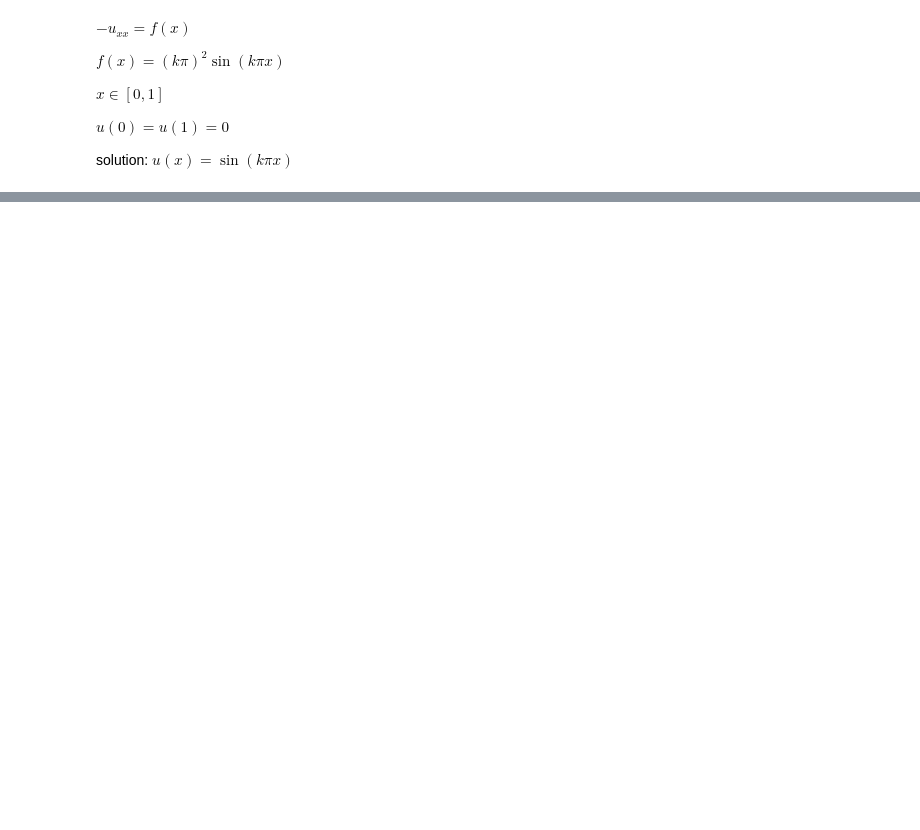
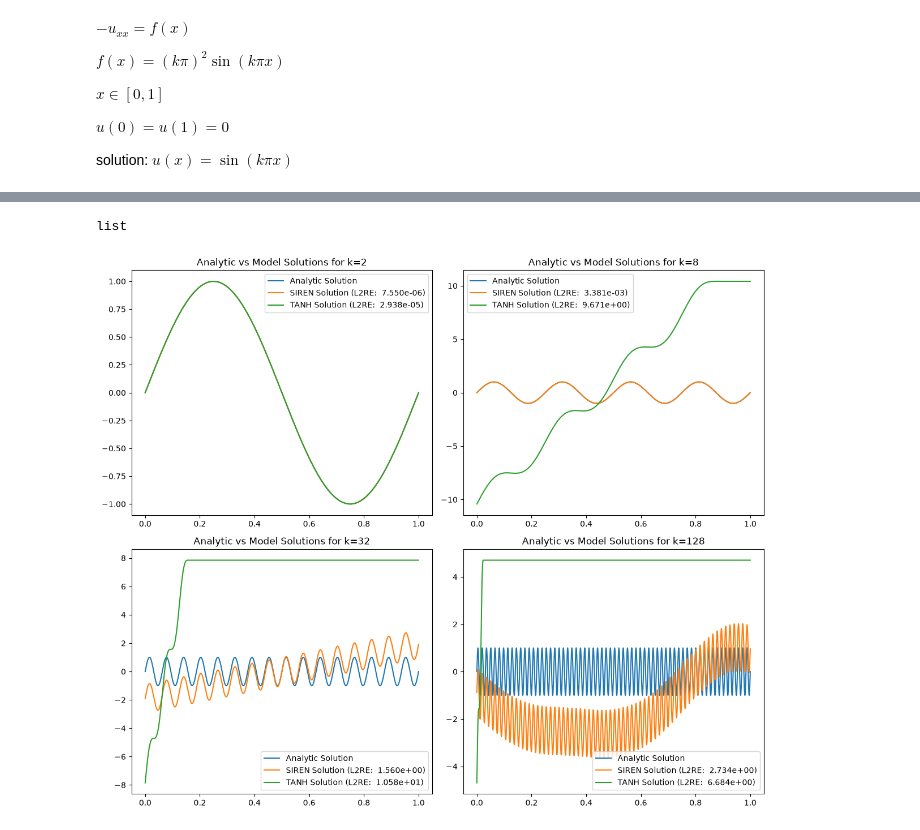
Before and after one commit to VictorSu33/DiffEqML, a Jupyter notebook: demos/1dpoisson.ipynb, the cells around one changed output, grey strips where cells are left out. Saved outputs shown, nothing was run; the diff lists cells and outputs as text; code cells hidden in the pictures; blank space fills up the shorter version.

```diff
--- a/demos/1dpoisson.ipynb
+++ b/demos/1dpoisson.ipynb
@@ -19,7 +23,7 @@ $u(0) = u(1) = 0$
 
 solution: $u(x) = \sin(k \pi x)$
 # %%
-device = 'cpu'
+device = torch.device("cuda" if torch.cuda.is_available() else "cpu")
 
 seed = 0
 
@@ -28,7 +32,3 @@ torch.manual_seed(seed)
 
 X_data = torch.tensor([0.0,1.0]).unsqueeze(1).to(device)
 U_data = torch.tensor([0.0,0.0]).unsqueeze(1).to(device)
-
-N_col = 1000
-
-X_col = torch.linspace(0, 1, N_col).unsqueeze(1).to(device)
@@ -146,6 +172,73 @@ for i,k in enumerate(k_value):
+# %%
+type(checkpoints["model_t"])
+# %% [output]
+list
 # %%
 # Frequency domain analysis
 
 from torch.fft import fft, ifft, rfft, fftfreq
 
 # what sort of fourier compoonents can be extracted from model. is siren periodic
+
+# take DFT at collocation points as approximant of fourier spectrum
+
+# analytic solution sin (k pi x)
+
+# read chapter 2 of Spectral bias in physics-informed and operator learning: Analysis and mitigation guidelines
+
+# metric to quantify spectral bias
+
+# develop a regularization term that penalizes the model for not capturing high-frequency components
+
+
+depth = 5
+width = 50
+
+models_t = {}
+models_s = {}
+
+analytic_solution = lambda x, k: torch.sin(k * torch.pi * x)
+
+for k in k_value:
+    model_t = nu.FCN(1, 1, width, depth).to('cpu')
+    model_s = nu.FCN(1, 1, width, depth, SIREN=True).to('cpu')
+
+    # checkpoints["model_t"][k_value.index(k)] is dict with keys epoch, model_state_dict, loss
+    model_t.load_state_dict(checkpoints["model_t"][k_value.index(k)]["model_state_dict"])
+    model_s.load_state_dict(checkpoints["model_s"][k_value.index(k)]["model_state_dict"])
+
+    models_t[k] = model_t
+    models_s[k] = model_s
+
+fourier_analytic = {}
+fourier_model = {}
+
+fig, axes = plt.subplots(2,2, figsize=(12, 10))
+axes_flat = axes.flatten()
+
+for i in range(len(k_value)):
+    k = k_value[i]
+
+    model_s = models_s[k]
+    model_t = models_t[k]
+
+    N_plot = 10000
+    plot_data = torch.linspace(0, 1, N_plot, device='cpu').unsqueeze(1)
+    plot_sol = analytic_solution(plot_data, k=k)
+    plot_t_sol = model_t(plot_data).detach()
+    plot_s_sol = model_s(plot_data).detach()
+    x_np = plot_data.squeeze().numpy()
+    l2re_s = nu.L2RE(plot_s_sol, plot_sol)
+    l2re_t = nu.L2RE(plot_t_sol, plot_sol)
+
+    axes_flat[i].plot(x_np, plot_sol.numpy(), label='Analytic Solution')
+    axes_flat[i].plot(x_np, plot_s_sol.numpy(), label=f'SIREN Solution (L2RE: {l2re_s: .3e})')
+    axes_flat[i].plot(x_np, plot_t_sol.numpy(), label=f'TANH Solution (L2RE: {l2re_t: .3e})')
+
+    axes_flat[i].set_title(f'Analytic vs Model Solutions for k={k}')
+    axes_flat[i].legend()
+
+plt.tight_layout()
+plt.show()
+# %% [output]
+[figure, added]
```
Also changed, not shown: parts of 6 cells of this notebook, 19 other files.
